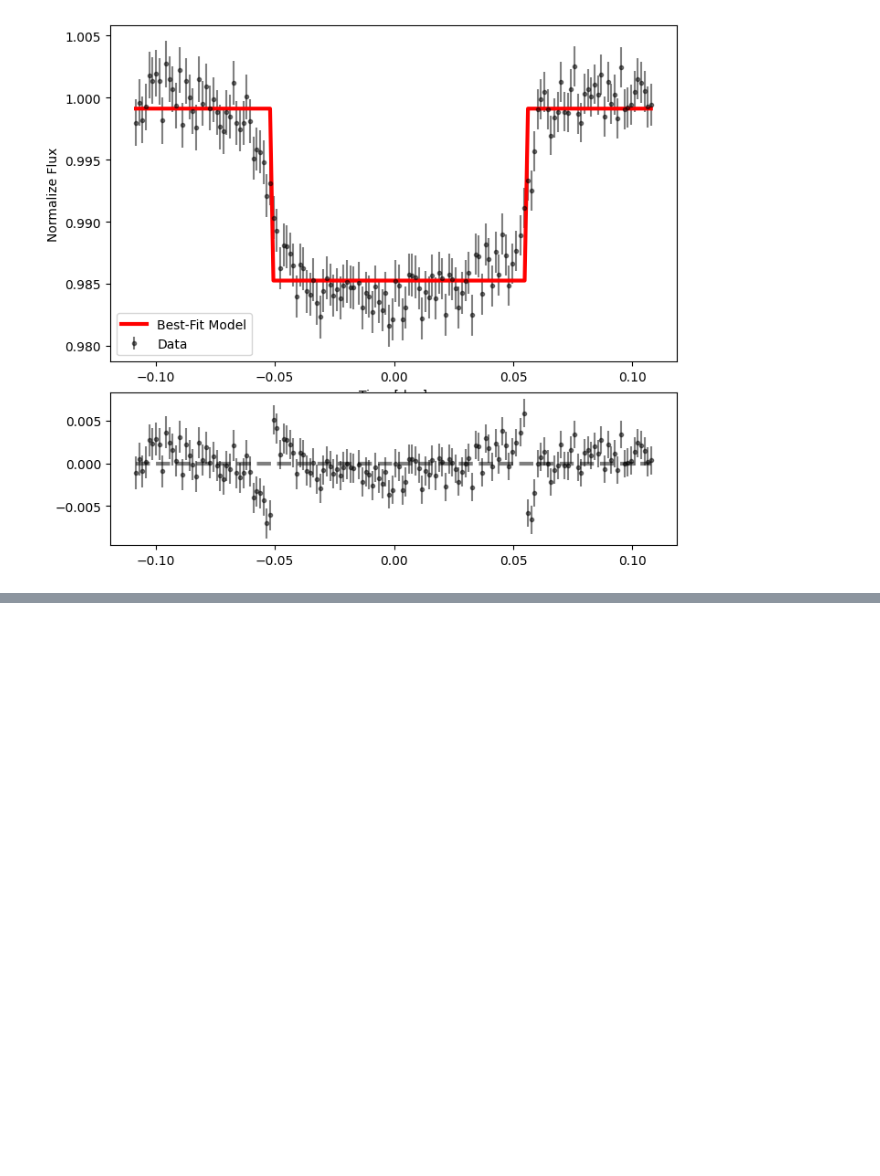
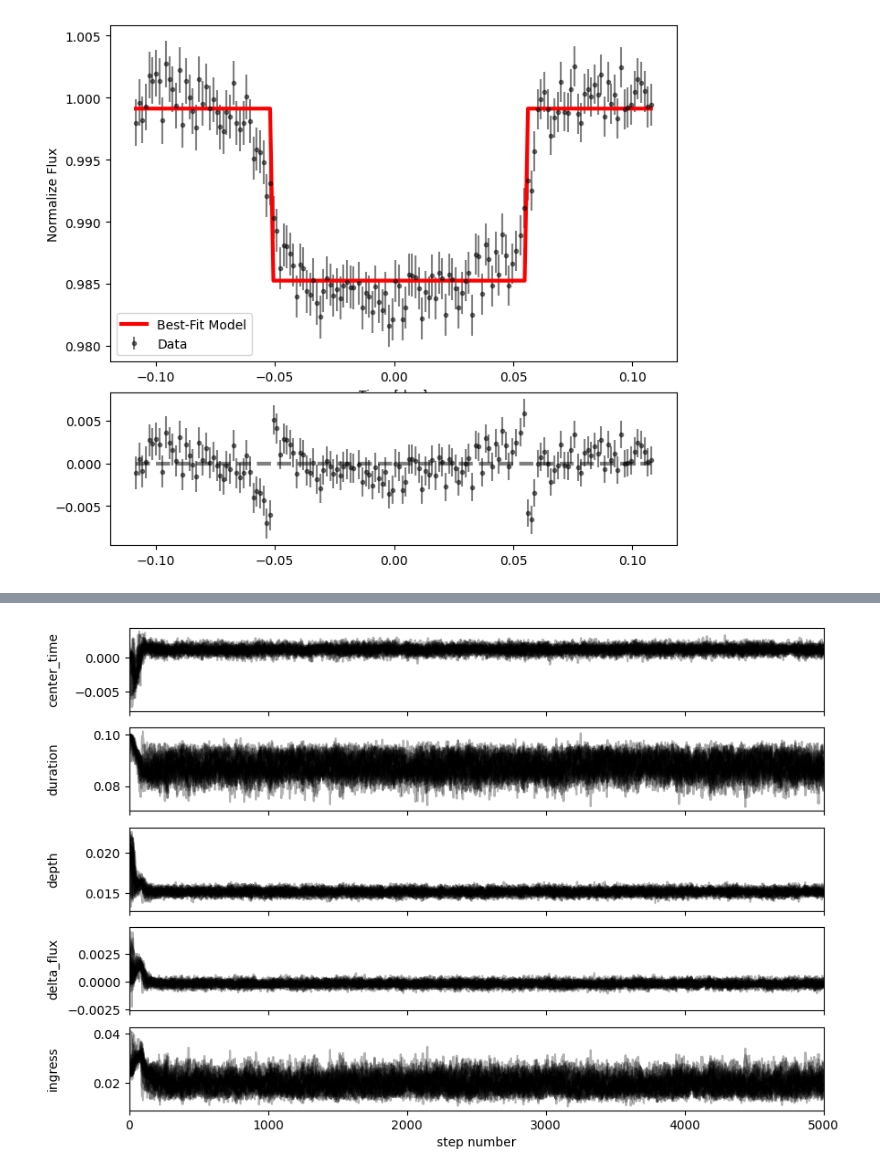
Before and after one commit to wj198414/ASTRON1221, a Jupyter notebook: Exoplanets/Exoplanet_Transit.ipynb, the cells around one changed output, grey strips where cells are left out. Drawn from its saved outputs; the diff is of its cells as text; code cells hidden in the pictures; blank space fills up the shorter version.

```diff
--- a/Exoplanets/Exoplanet_Transit.ipynb
+++ b/Exoplanets/Exoplanet_Transit.ipynb
@@ -178,0 +200,43 @@ Reduced Chi2 =  1.6072012649058827
+# %%
+def log_likelihood(theta, x, y, yerr):
+    center_time, duration, depth, delta_flux, ingress = theta
+    model = trapezoid_model(time, center_time, duration, depth, delta_flux, ingress)
+    sigma2 = yerr**2
+    return -0.5 * np.sum((y - model) ** 2 / sigma2 + np.log(sigma2))
+
+def log_prior(theta):
+    center_time, duration, depth, delta_flux, ingress = theta
+    if -0.05 < center_time < 0.05 and 0.0 < duration < 1.0 and 0.0 < depth < 1.0 \
+      and -0.1 < delta_flux < 0.1 and 0.0 < ingress < 0.1:
+        return 0.0
+    return -np.inf
+
+def log_probability(theta, x, y, yerr):
+    lp = log_prior(theta)
+    if not np.isfinite(lp):
+        return -np.inf
+    return lp + log_likelihood(theta, x, y, yerr)
+# %%
+import emcee
+
+pos = np.array([0.0, 0.1, 0.02, 0.0, 0.025]) + 1e-4 * np.random.randn(32, 5)
+nwalkers, ndim = pos.shape
+
+sampler = emcee.EnsembleSampler(
+    nwalkers, ndim, log_probability, args=(time, flux, err)
+)
+sampler.run_mcmc(pos, 5000, progress=True);
+# %%
+fig, axes = plt.subplots(5, figsize=(10, 7), sharex=True)
+samples = sampler.get_chain()
+labels = ["center_time", "duration", "depth", "delta_flux", "ingress"]
+for i in range(ndim):
+    ax = axes[i]
+    ax.plot(samples[:, :, i], "k", alpha=0.3)
+    ax.set_xlim(0, len(samples))
+    ax.set_ylabel(labels[i])
+    ax.yaxis.set_label_coords(-0.1, 0.5)
+
+axes[-1].set_xlabel("step number");
+# %% [output]
+[figure, added]
```
Also changed, not shown: parts of 13 cells of this notebook.
